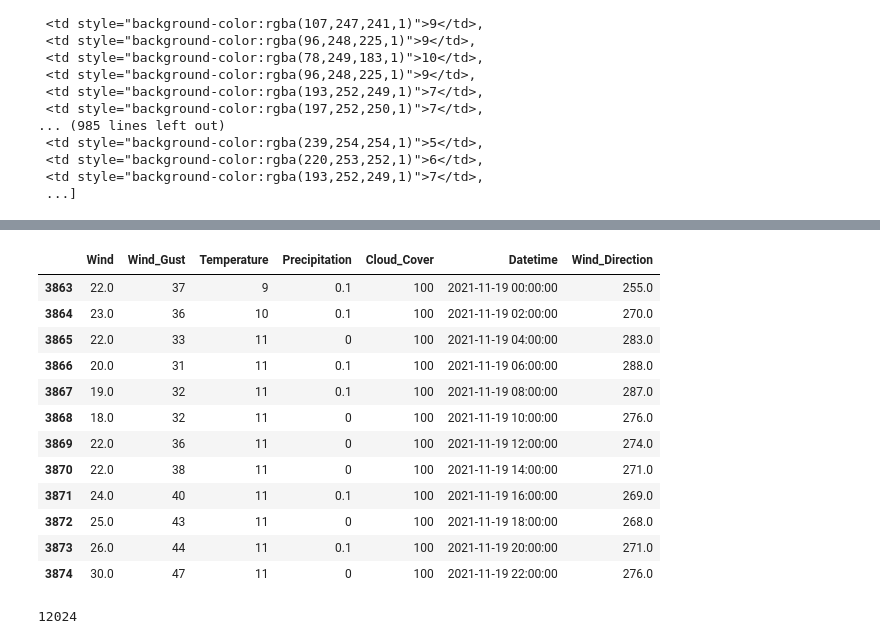
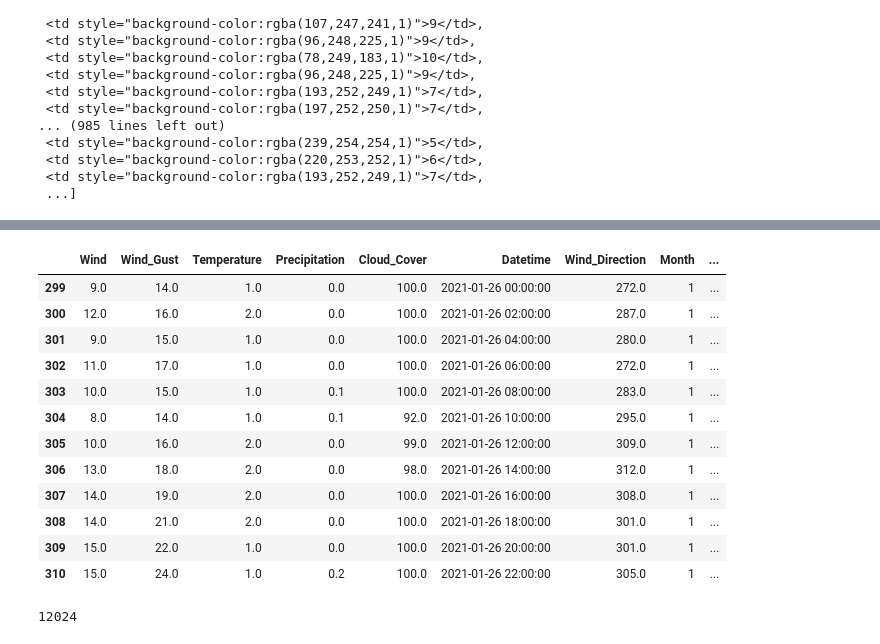
Before and after one commit to KrystianPi/WindPRO, a Jupyter notebook: windguru_api.ipynb, the cells around one changed output, grey strips where cells are left out. Drawn from its saved outputs; the diff is of its cells as text; code cells hidden in the pictures.

Commit message:
data cleaning imroved, added months and bins

```diff
--- a/windguru_api.ipynb
+++ b/windguru_api.ipynb
@@ -114,9 +114,34 @@ df = pd.DataFrame({
     'Wind_Direction': wind_dir_data
 })
 
+# Deal with nan values
 df.loc[df['Precipitation'] == '\xa0', 'Precipitation'] = 0
 df.loc[df['Wind'] == ' - ', 'Wind'] = np.nan
+df.loc[df['Wind_Gust'] == ' - ', 'Wind_Gust'] = np.nan
+df.loc[df['Temperature'] == ' - ', 'Temperature'] = np.nan
+df.loc[df['Precipitation'] == ' - ', 'Precipitation'] = np.nan
+df.loc[df['Cloud_Cover'] == '\xa0', 'Cloud_Cover'] = 0
+df.loc[df['Cloud_Cover'] == ' - ', 'Cloud_Cover'] = np.nan
+
+# Cast to correct types
 df["Wind"] = df["Wind"].astype(float)
+df["Wind_Gust"] = df["Wind_Gust"].astype(float)
+df["Temperature"] = df["Temperature"].astype(float)
+df["Precipitation"] = df["Precipitation"].astype(float)
+df["Cloud_Cover"] = df["Cloud_Cover"].astype(float)
+
+# Adjustment for wind direction
 df['Wind_Direction'] = df['Wind_Direction'] - 180
+
+# Extract Month
+df['Month'] = df['Datetime'].dt.month
+
+# Define wind direction bins
+bins = [0, 45, 90, 135, 180, 225, 270, 315, 360]
+labels = ['N', 'NE', 'E', 'SE', 'S', 'SW', 'W', 'NW']
+
+# Bin wind directions
+df['WindDirBin'] = pd.cut(df['Wind_Direction'], bins=bins, labels=labels)
+
 df
 # %% [output]
@@ -136,24 +161,24 @@ df
 # %%
 # Specify the target date
-target_date = pd.to_datetime('2021-11-18')
-end_date = pd.to_datetime('2021-11-20')
+target_date = pd.to_datetime('2021-1-25')
+end_date = pd.to_datetime('2021-1-27')
 
 # Filter the DataFrame for the specific day
 df[(df['Datetime'].dt.date > target_date.date() )& (df['Datetime'].dt.date < end_date.date())]
 # %% [output]
-|  | Wind | Wind_Gust | Temperature | Precipitation | Cloud_Cover | Datetime | Wind_Direction |
-| 3863 | 22.0 | 37 | 9 | 0.1 | 100 | 2021-11-19 00:00:00 | 255.0 |
-| 3864 | 23.0 | 36 | 10 | 0.1 | 100 | 2021-11-19 02:00:00 | 270.0 |
-| 3865 | 22.0 | 33 | 11 | 0 | 100 | 2021-11-19 04:00:00 | 283.0 |
-| 3866 | 20.0 | 31 | 11 | 0.1 | 100 | 2021-11-19 06:00:00 | 288.0 |
-| 3867 | 19.0 | 32 | 11 | 0.1 | 100 | 2021-11-19 08:00:00 | 287.0 |
-| 3868 | 18.0 | 32 | 11 | 0 | 100 | 2021-11-19 10:00:00 | 276.0 |
-| 3869 | 22.0 | 36 | 11 | 0 | 100 | 2021-11-19 12:00:00 | 274.0 |
-| 3870 | 22.0 | 38 | 11 | 0 | 100 | 2021-11-19 14:00:00 | 271.0 |
-| 3871 | 24.0 | 40 | 11 | 0.1 | 100 | 2021-11-19 16:00:00 | 269.0 |
-| 3872 | 25.0 | 43 | 11 | 0 | 100 | 2021-11-19 18:00:00 | 268.0 |
-| 3873 | 26.0 | 44 | 11 | 0.1 | 100 | 2021-11-19 20:00:00 | 271.0 |
-| 3874 | 30.0 | 47 | 11 | 0 | 100 | 2021-11-19 22:00:00 | 276.0 |
+|  | Wind | Wind_Gust | Temperature | Precipitation | Cloud_Cover | Datetime | Wind_Direction | Month | ... |
+| 299 | 9.0 | 14.0 | 1.0 | 0.0 | 100.0 | 2021-01-26 00:00:00 | 272.0 | 1 | ... |
+| 300 | 12.0 | 16.0 | 2.0 | 0.0 | 100.0 | 2021-01-26 02:00:00 | 287.0 | 1 | ... |
+| 301 | 9.0 | 15.0 | 1.0 | 0.0 | 100.0 | 2021-01-26 04:00:00 | 280.0 | 1 | ... |
+| 302 | 11.0 | 17.0 | 1.0 | 0.0 | 100.0 | 2021-01-26 06:00:00 | 272.0 | 1 | ... |
+| 303 | 10.0 | 15.0 | 1.0 | 0.1 | 100.0 | 2021-01-26 08:00:00 | 283.0 | 1 | ... |
+| 304 | 8.0 | 14.0 | 1.0 | 0.1 | 92.0 | 2021-01-26 10:00:00 | 295.0 | 1 | ... |
+| 305 | 10.0 | 16.0 | 2.0 | 0.0 | 99.0 | 2021-01-26 12:00:00 | 309.0 | 1 | ... |
+| 306 | 13.0 | 18.0 | 2.0 | 0.0 | 98.0 | 2021-01-26 14:00:00 | 312.0 | 1 | ... |
+| 307 | 14.0 | 19.0 | 2.0 | 0.0 | 100.0 | 2021-01-26 16:00:00 | 308.0 | 1 | ... |
+| 308 | 14.0 | 21.0 | 2.0 | 0.0 | 100.0 | 2021-01-26 18:00:00 | 301.0 | 1 | ... |
+| 309 | 15.0 | 22.0 | 1.0 | 0.0 | 100.0 | 2021-01-26 20:00:00 | 301.0 | 1 | ... |
+| 310 | 15.0 | 24.0 | 1.0 | 0.2 | 100.0 | 2021-01-26 22:00:00 | 305.0 | 1 | ... |
 # %%
 # Read the MySQL configuration from the JSON file
 with open('config.json', 'r') as config_file:
```
Also changed, not shown: parts of 1 cell of this notebook.
